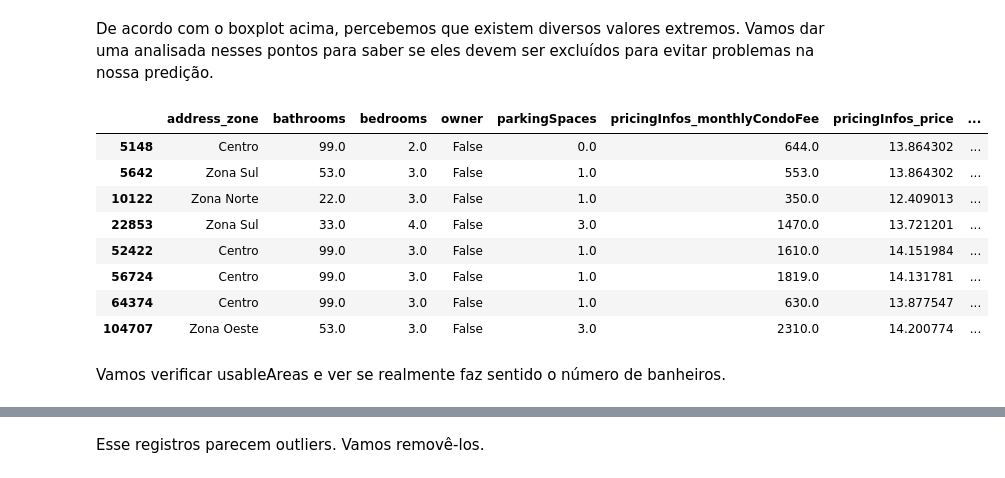
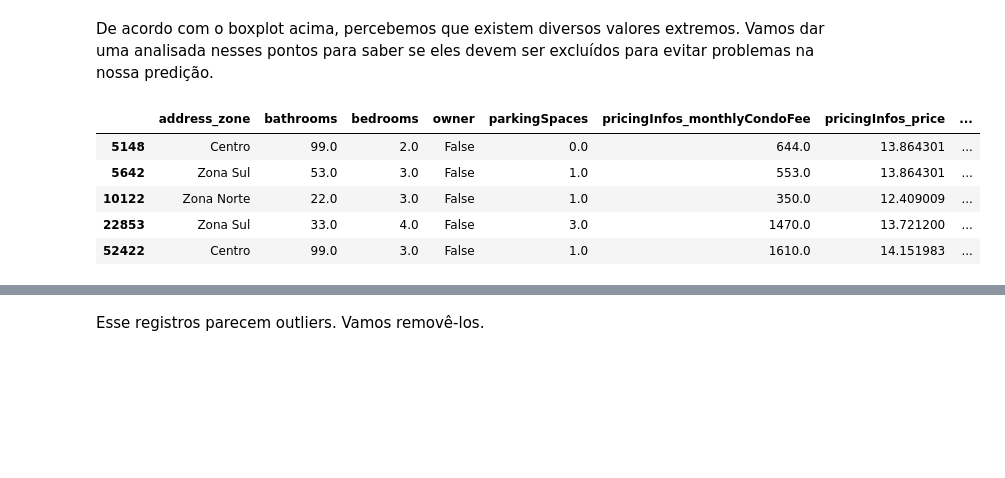
Before and after one commit to raphalencar/ml_apartment_price_advanced_regression_techniques, a Jupyter notebook: data-science-challenge.ipynb, the cells around one changed output, grey strips where cells are left out. Cells and saved outputs as stored; diff of their text form; code cells hidden in the pictures; blank space fills up the shorter version.

```diff
--- a/data-science-challenge.ipynb
+++ b/data-science-challenge.ipynb
@@ -1128,7 +1135,7 @@ create_hist_prob_plot(train['pricingInfos_price'])
 [figure]
 # %%
 #applying log transformation
-train['pricingInfos_price'] = np.log1p(train['pricingInfos_price'])
+train['pricingInfos_price'] = np.log(train['pricingInfos_price'])
 create_hist_prob_plot(train['pricingInfos_price'])
 # %% [output]
 [figure]
@@ -1153,16 +1160,11 @@ plt.show()
 De acordo com o boxplot acima, percebemos que existem diversos valores extremos. Vamos dar uma analisada nesses pontos para saber se eles devem ser excluídos para evitar problemas na nossa predição.
 # %%
 q = 'bathrooms > 15'
-train.query(q)
+train.query(q).head()
 # %% [output]
 |  | address_zone | bathrooms | bedrooms | owner | parkingSpaces | pricingInfos_monthlyCondoFee | pricingInfos_price | ... |
-| 5148 | Centro | 99.0 | 2.0 | False | 0.0 | 644.0 | 13.864302 | ... |
-| 5642 | Zona Sul | 53.0 | 3.0 | False | 1.0 | 553.0 | 13.864302 | ... |
-| 10122 | Zona Norte | 22.0 | 3.0 | False | 1.0 | 350.0 | 12.409013 | ... |
-| 22853 | Zona Sul | 33.0 | 4.0 | False | 3.0 | 1470.0 | 13.721201 | ... |
-| 52422 | Centro | 99.0 | 3.0 | False | 1.0 | 1610.0 | 14.151984 | ... |
-| 56724 | Centro | 99.0 | 3.0 | False | 1.0 | 1819.0 | 14.131781 | ... |
-| 64374 | Centro | 99.0 | 3.0 | False | 1.0 | 630.0 | 13.877547 | ... |
-| 104707 | Zona Oeste | 53.0 | 3.0 | False | 3.0 | 2310.0 | 14.200774 | ... |
+| 5148 | Centro | 99.0 | 2.0 | False | 0.0 | 644.0 | 13.864301 | ... |
+| 5642 | Zona Sul | 53.0 | 3.0 | False | 1.0 | 553.0 | 13.864301 | ... |
+| 10122 | Zona Norte | 22.0 | 3.0 | False | 1.0 | 350.0 | 12.409009 | ... |
+| 22853 | Zona Sul | 33.0 | 4.0 | False | 3.0 | 1470.0 | 13.721200 | ... |
+| 52422 | Centro | 99.0 | 3.0 | False | 1.0 | 1610.0 | 14.151983 | ... |
-# %% [markdown]
-Vamos verificar usableAreas e ver se realmente faz sentido o número de banheiros.
```
Also changed, not shown: parts of 42 cells of this notebook.
